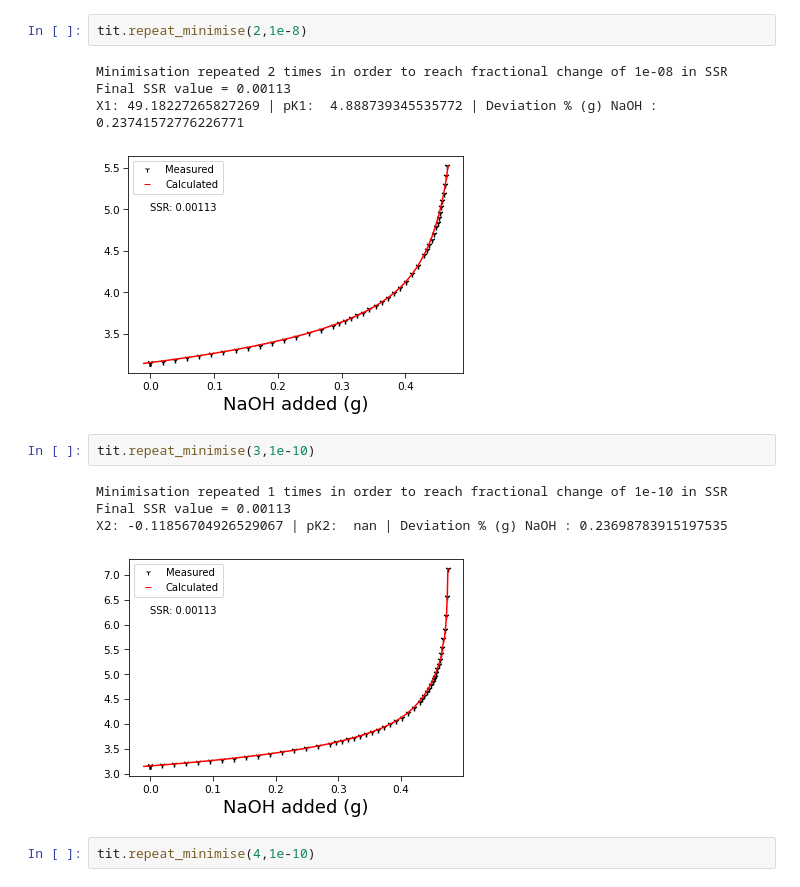
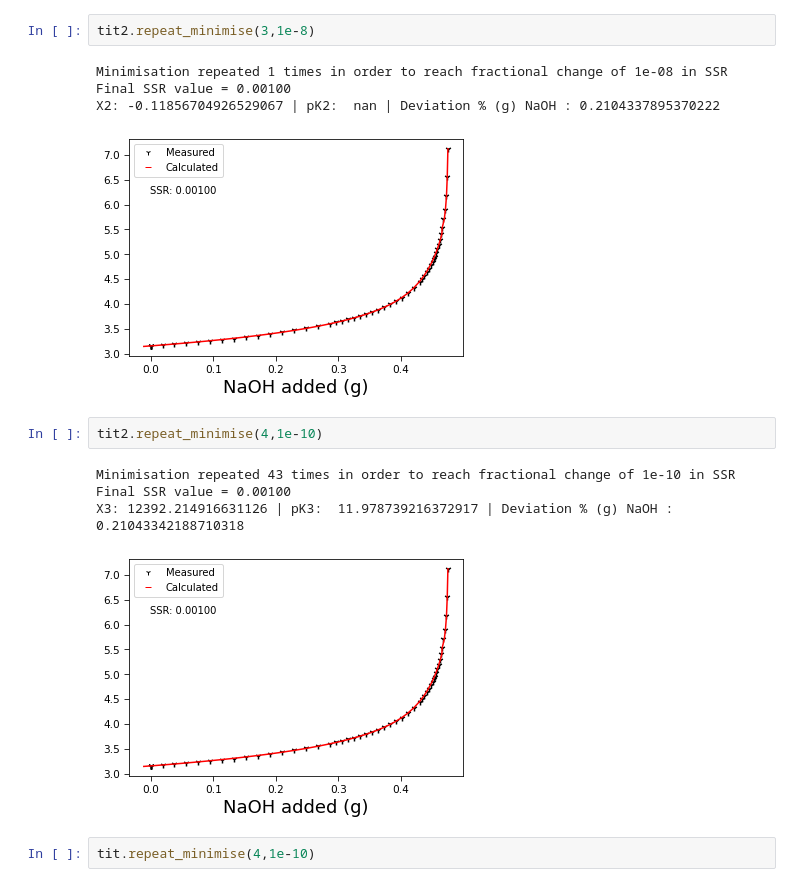
Before and after one commit to charles-turner-1/org-alk-sausage-machine, a Jupyter notebook: Test_Notebook.ipynb, the cells around one changed output. Cells and saved outputs as stored; diff of their text form.

Commit message:
All minimisers appear to be working now

```diff
--- a/Test_Notebook.ipynb
+++ b/Test_Notebook.ipynb
@@ -48,16 +49,16 @@ NameError: name 'tit2' is not defined
 # %%
-tit.repeat_minimise(2,1e-8)
+tit2.repeat_minimise(3,1e-8)
 # %% [output]
-Minimisation repeated 2 times in order to reach fractional change of 1e-08 in SSR
-Final SSR value = 0.00113
-X1: 49.18227265827269 | pK1:  4.888739345535772 | Deviation % (g) NaOH : 0.23741572776226771
+Minimisation repeated 1 times in order to reach fractional change of 1e-08 in SSR
+Final SSR value = 0.00100
+X2: -0.11856704926529067 | pK2:  nan | Deviation % (g) NaOH : 0.2104337895370222
-[figure, old version]
+[figure, new version]
 # %%
-tit.repeat_minimise(3,1e-10)
+tit2.repeat_minimise(4,1e-10)
 # %% [output]
-Minimisation repeated 1 times in order to reach fractional change of 1e-10 in SSR
-Final SSR value = 0.00113
-X2: -0.11856704926529067 | pK2:  nan | Deviation % (g) NaOH : 0.23698783915197535
+Minimisation repeated 43 times in order to reach fractional change of 1e-10 in SSR
+Final SSR value = 0.00100
+X3: 12392.214916631126 | pK3:  11.978739216372917 | Deviation % (g) NaOH : 0.21043342188710318
 [figure]
 # %%
 tit.repeat_minimise(4,1e-10)
```
Also changed, not shown: parts of 8 cells of this notebook, 1 other file.
